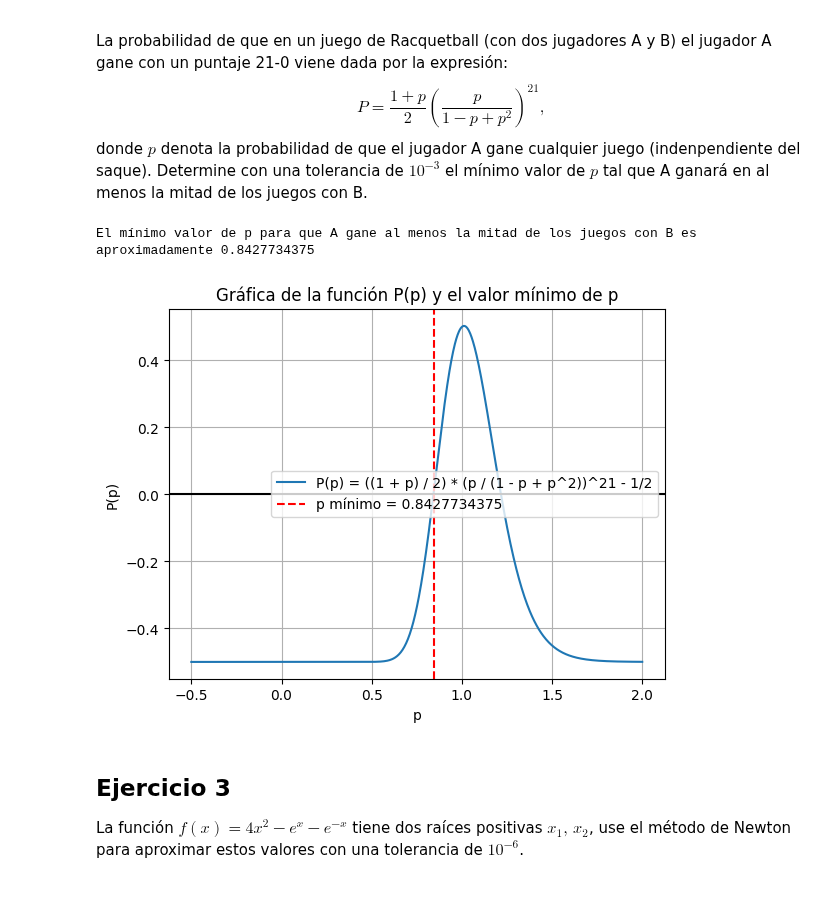
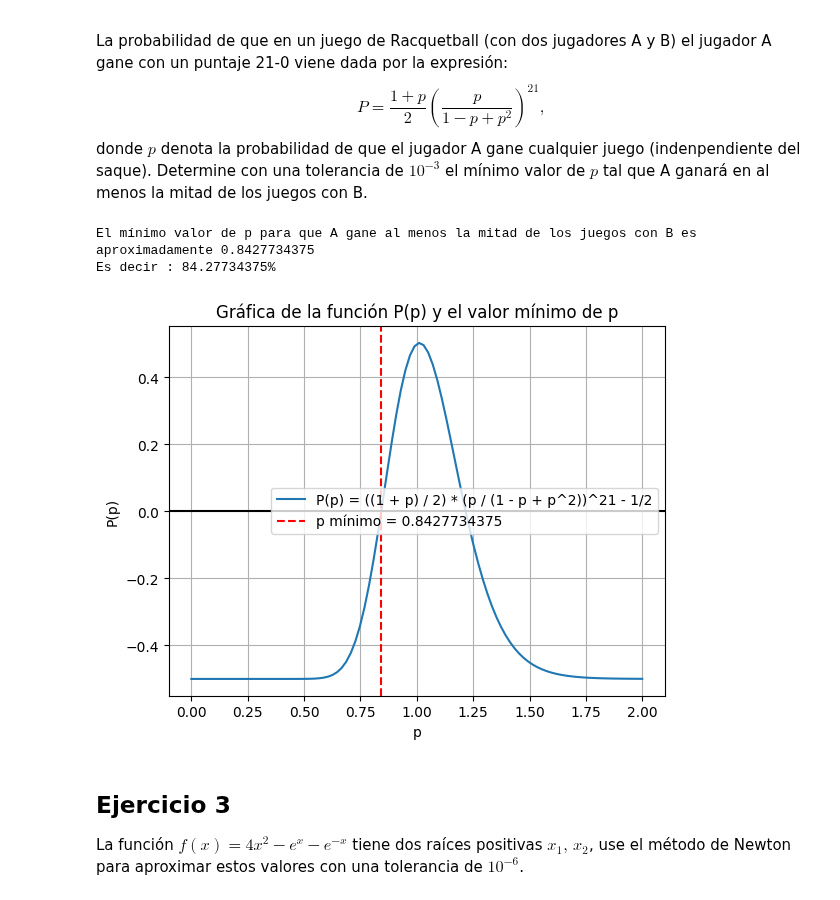
Before and after one commit to K3nnyZY/computer-solutions, a Jupyter notebook: L2 Raices.ipynb, the cells around one changed output. Drawn from its saved outputs; the diff is of its cells as text; code cells hidden in the pictures.

```diff
--- a/L2 Raices.ipynb
+++ b/L2 Raices.ipynb
@@ -42,8 +42,8 @@ for i in range(1, N+1):
     print(f"n= {str(i)}, raíz aproximada = {xi}")
 
     # Verifica si la raíz encontrada es igual al valor de referencia
-    reference_value = (1/math.pi) * math.atan(6)
-    if math.isclose(xi, reference_value) and found is None:
+    reference_value = (1/mt.pi) * mt.atan(6)
+    if mt.isclose(xi, reference_value) and found is None:
         found = i
 
 # Guarda la raíz aproximada en la variable 'root'
@@ -94,8 +94,8 @@ else:
         print(f"Iteración {i}, raíz aproximada: {c}")
 
         # Verifica si la raíz encontrada es igual al valor de referencia
-        reference_value = (1/math.pi) * math.atan(6)
-        if math.isclose(c, reference_value) and found is None:
+        reference_value = (1/mt.pi) * mt.atan(6)
+        if mt.isclose(c, reference_value) and found is None:
             found = i
 
         # Actualiza el intervalo
@@ -162,23 +220,25 @@ for i in range(max_iter):
 
 # Imprime el valor mínimo de p
 print(f"El mínimo valor de p para que A gane al menos la mitad de los juegos con B es aproximadamente {c}")
+print(f"Es decir : {c*100}%")
 # %% [output]
 El mínimo valor de p para que A gane al menos la mitad de los juegos con B es aproximadamente 0.8427734375
+Es decir : 84.27734375%
 # %%
-p_vals = np.linspace(-0.5, 2, 1000)
+p_vals = np.linspace(0, 2, 100)
 P_vals = P_func(p_vals)
 
 plt.plot(p_vals, P_vals, label='P(p) = ((1 + p) / 2) * (p / (1 - p + p^2))^21 - 1/2')
 plt.axhline(0, color='black')
 plt.axvline(c, color='red', linestyle='--', label=f'p mínimo = {c}')
 plt.legend()
 plt.xlabel('p')
 plt.ylabel('P(p)')
 plt.title('Gráfica de la función P(p) y el valor mínimo de p')
 plt.grid(True)
 plt.show()
 # %% [output]
-[figure, old version]
+[figure, new version]
 # %% [markdown]
 ## Ejercicio 3
 La función $f(x) = 4x^2-e^{x}-e^{-x}$ tiene dos raíces positivas $x_{1},\, x_{2}$, use el método de Newton para aproximar estos valores con una tolerancia de $10^{-6}$.
```
Also changed, not shown: parts of 5 cells of this notebook, 2 other files.
